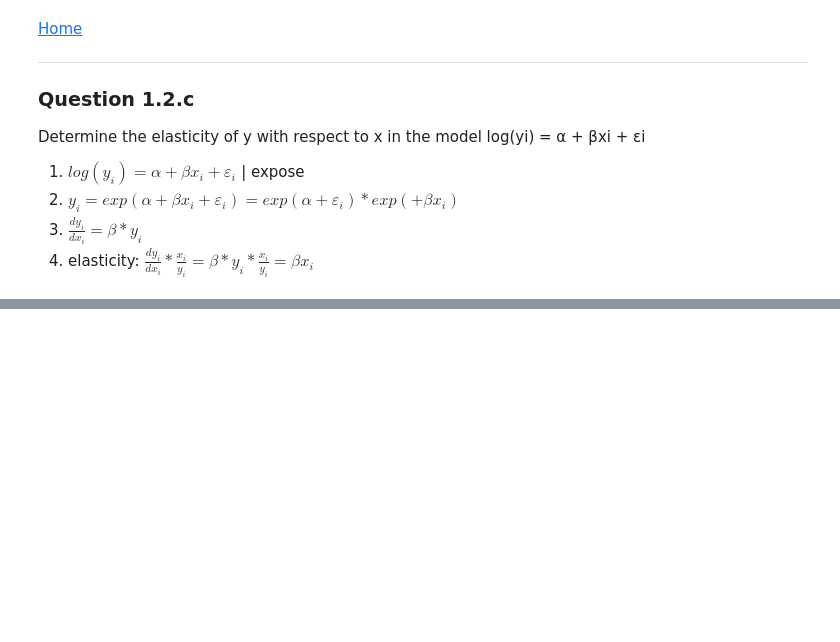
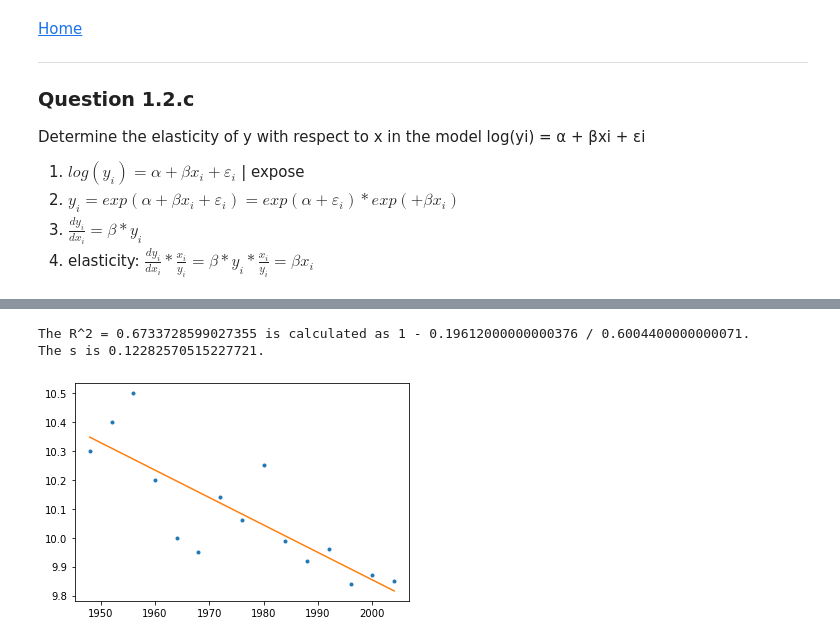
Before and after one commit to rogermoll/econometrics, a Jupyter notebook: Econometrics.ipynb, the cells around one changed output, grey strips where cells are left out. Drawn from its saved outputs; the diff is of its cells as text; code cells hidden in the pictures; blank space fills up the shorter version.

```diff
--- a/Econometrics.ipynb
+++ b/Econometrics.ipynb
@@ -285,0 +384,6 @@ Determine the elasticity of y with respect to x in the model log(yi) = α + βxi
+# %%
+w_mean = df.loc[:,"W_time"].mean()
+g_mean = df.loc[:,"Game"].mean()
+print('The mean of winning time w = '+'{:.2f}'.format(w_mean))
+print('The number of observations n = ',df.loc[:,"Year"].count())
+print('The mean of observations n_games = ', g_mean)
@@ -285,0 +394,8 @@ Determine the elasticity of y with respect to x in the model log(yi) = α + βxi
+# %%
+df['x-x_mean'] = df['Game'] - g_mean
+df['y-y_mean'] = df['W_time'] - w_mean
+df['Sum_demean'] = df['x-x_mean']*df['y-y_mean']
+df['squ_x'] = df['x-x_mean']**2
+df['squ_y'] = df['y-y_mean']**2
+
+df.head()
@@ -285,0 +409,11 @@ Determine the elasticity of y with respect to x in the model log(yi) = α + βxi
+# %%
+b_nom = round(df.loc[:,"Sum_demean"].sum(),3)
+b_den = round(df.loc[:,"squ_x"].sum(),3)
+b =  b_nom / b_den
+w_mean =round(w_mean,3)
+a = w_mean - b * g_mean
+
+y_ysum = df.loc[:,"y-y_mean"].sum()
+
+print('The slobe b = {} is calculated as {} / {}.'.format(b, b_nom, b_den))
+print('The intercept a = {} is calculated as {} - ({} * {}). '.format(a, w_mean, b, g_mean, digits=3))
@@ -285,0 +423,11 @@ Determine the elasticity of y with respect to x in the model log(yi) = α + βxi
+# %%
+df['e'] = df['W_time'] - a - b * df['Game']
+df['e2'] = df['e']**2
+
+df.head()
+
+e2_sum = df.loc[:,"e2"].sum()
+y2_sum = df.loc[:,"squ_y"].sum()
+R2 = 1 - (e2_sum / y2_sum)
+s = np.sqrt((1/(df.loc[:,"Year"].count()-2))*e2_sum)
+df.head(15)
@@ -285,0 +451,16 @@ Determine the elasticity of y with respect to x in the model log(yi) = α + βxi
+# %%
+print('The R^2 = {} is calculated as 1 - {} / {}. '.format(R2, e2_sum, y2_sum, digits=3))
+print('The s is {}. '.format(s, digits=3))
+# %% [output]
+The R^2 = 0.6733728599027355 is calculated as 1 - 0.19612000000000376 / 0.6004400000000071.
+The s is 0.12282570515227721.
+# %%
+x = df.loc[:,'Year']
+y = df.loc[:,'W_time']
+b, m = polyfit(x, y, 1)
+
+plt.plot(x, y, '.')
+plt.plot(x, b + m * x, '-')
+plt.show()
+# %% [output]
+[figure, added]
```
Also changed, not shown: parts of 13 cells of this notebook.
